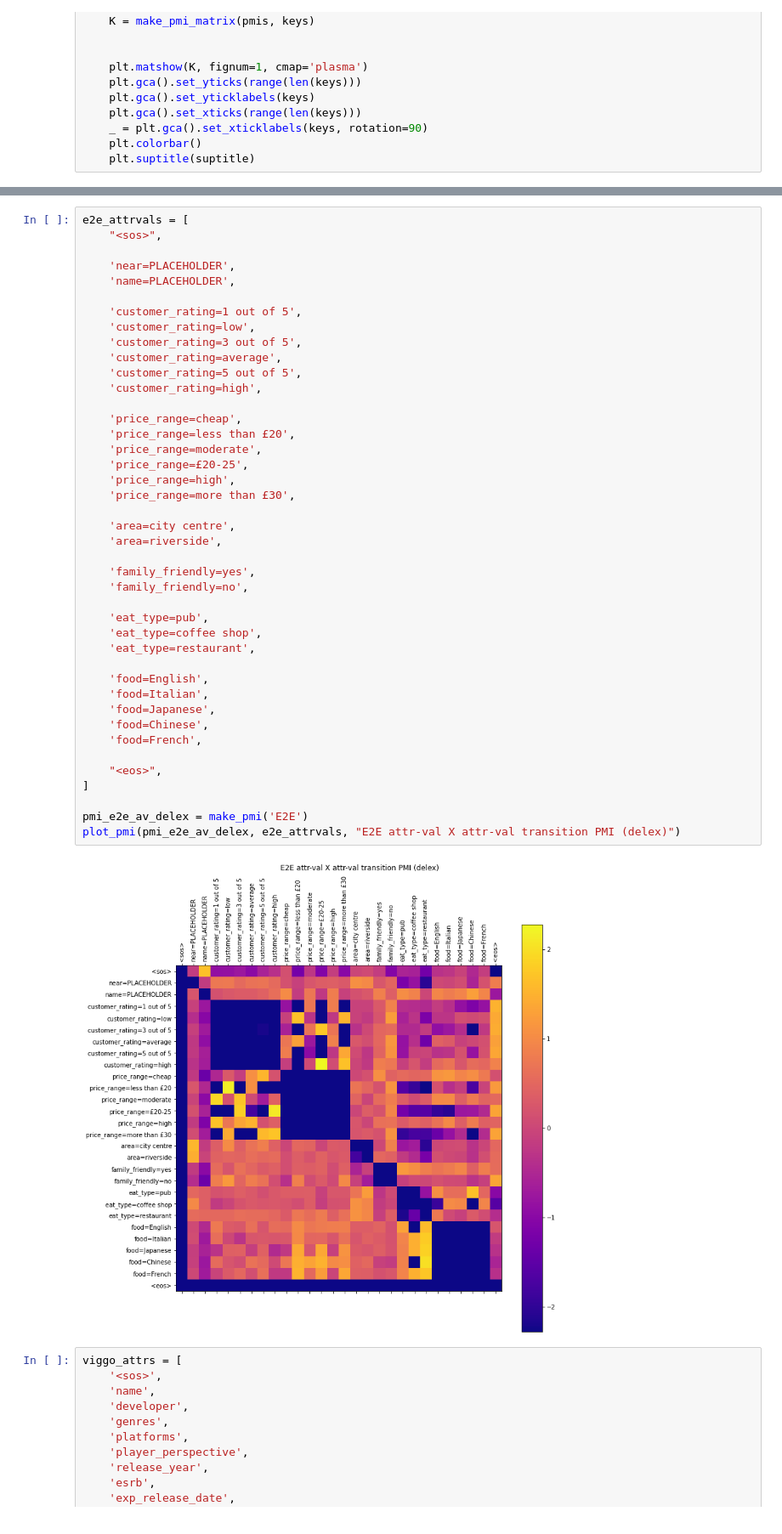
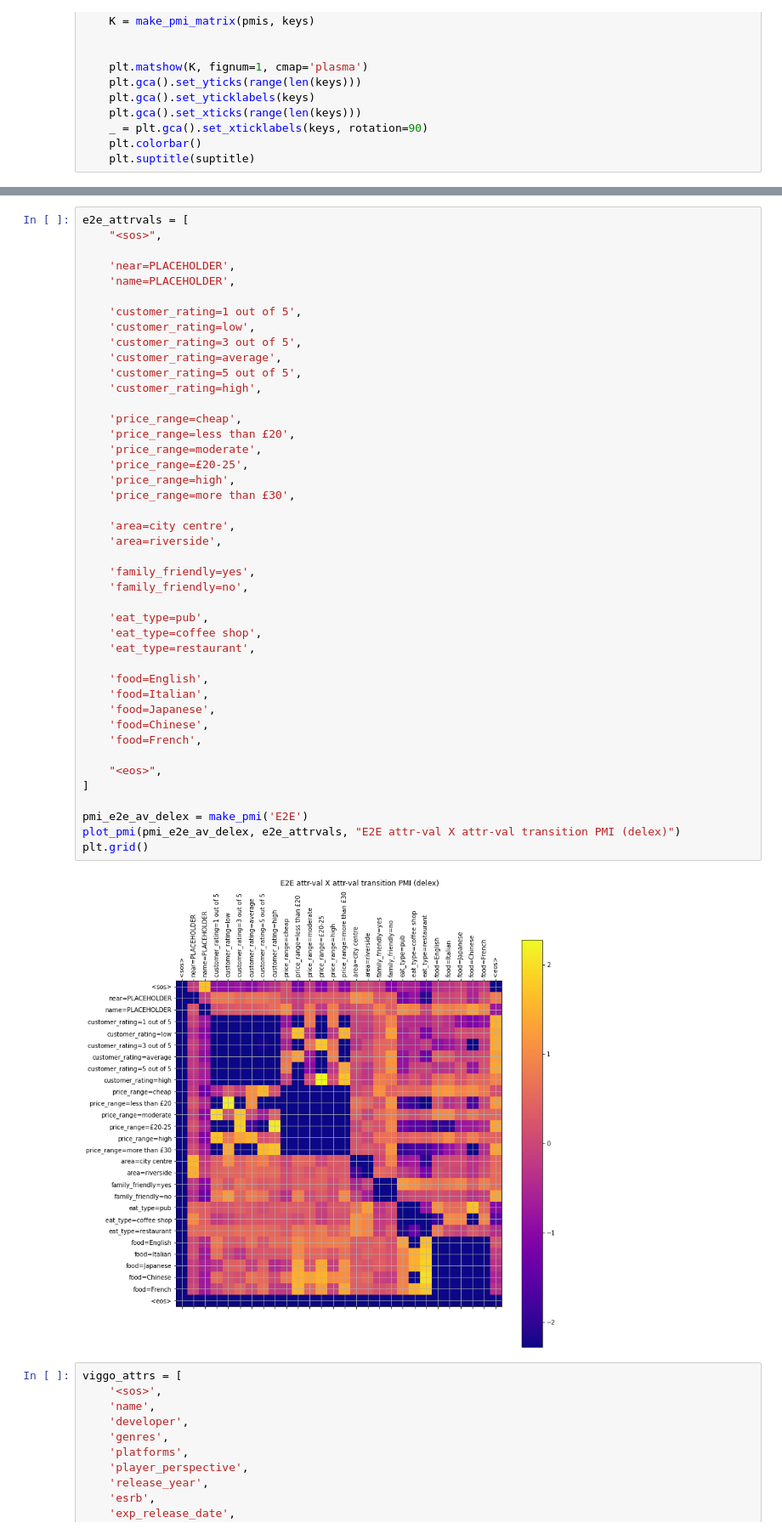
Before and after one commit to kedz/dialog_curriculum, a Jupyter notebook: notebooks/Notes and Observations.ipynb, the cells around one changed output, grey strips where cells are left out. Shown at 85% size. Saved outputs shown, nothing was run; the diff lists cells and outputs as text.

```diff
--- a/notebooks/Notes and Observations.ipynb
+++ b/notebooks/Notes and Observations.ipynb
@@ -328,34 +329,35 @@ e2e_attrvals = [
 
     'price_range=cheap',
     'price_range=less than £20',
     'price_range=moderate',
     'price_range=£20-25',
     'price_range=high',
     'price_range=more than £30',
 
     'area=city centre',
     'area=riverside',
 
     'family_friendly=yes',
     'family_friendly=no',
 
     'eat_type=pub',
     'eat_type=coffee shop',
     'eat_type=restaurant',
 
     'food=English',
     'food=Italian',
     'food=Japanese',
     'food=Chinese',
     'food=French',
 
     "<eos>",
 ]
 
 pmi_e2e_av_delex = make_pmi('E2E')
 plot_pmi(pmi_e2e_av_delex, e2e_attrvals, "E2E attr-val X attr-val transition PMI (delex)")
+plt.grid()
 # %% [output]
-[figure, old version]
+[figure, new version]
 # %%
 viggo_attrs = [
     '<sos>',
```
Also changed, not shown: parts of 4 cells of this notebook, 2 other files.
